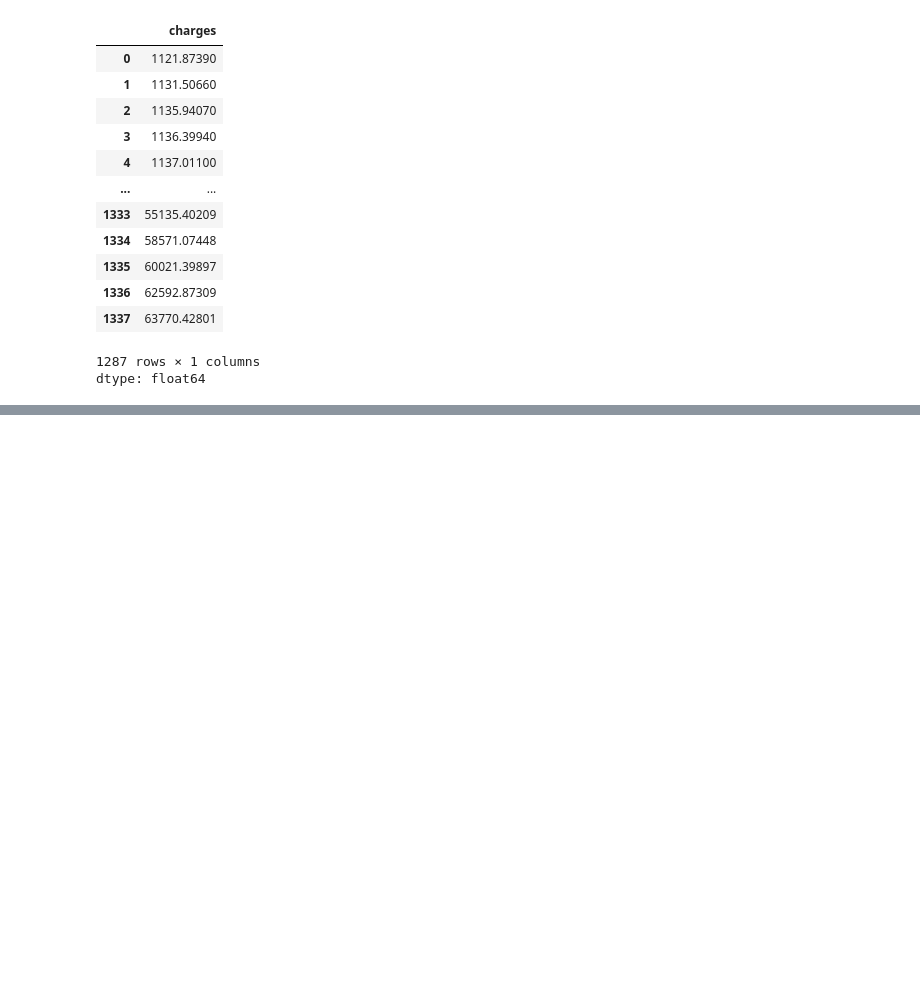
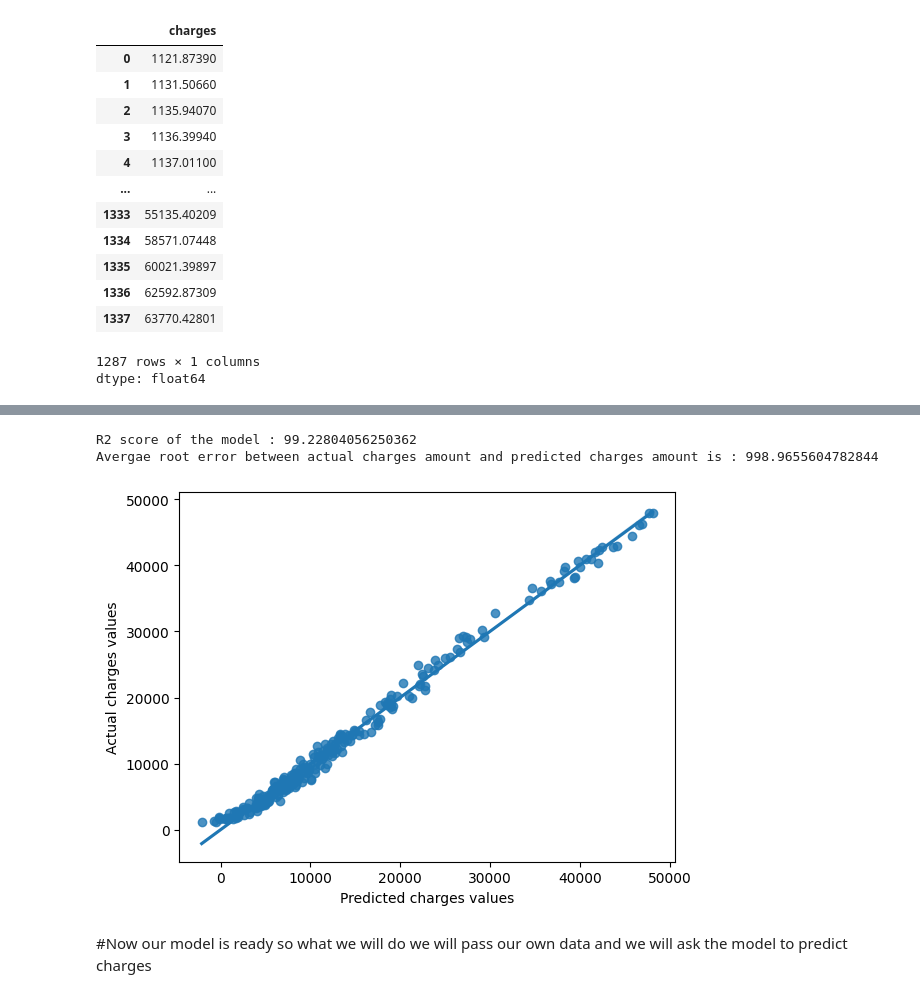
Before and after one commit to prasadboyina/statstical-learning, a Jupyter notebook: linear_regression_.ipynb, the cells around one changed output, grey strips where cells are left out. Cells and saved outputs as stored; diff of their text form; code cells hidden in the pictures; blank space fills up the shorter version.

```diff
--- a/linear_regression_.ipynb
+++ b/linear_regression_.ipynb
@@ -189,3 +189,6 @@ y
 | 1337 | 63770.42801 |
 1287 rows × 1 columns
 dtype: float64
+# %%
+from sklearn.model_selection import train_test_split
+x_train , x_test , y_train , y_test = train_test_split ( x , y , train_size=0.8 , random_state=0)
@@ -191,0 +232,8 @@ dtype: float64
+# %%
+# Create a Linear Regression model
+from sklearn.linear_model import LinearRegression
+
+model_1 = LinearRegression()
+# %%
+# Train the Linear Regression model
+model_1.fit(x_train , y_train)  # Pass the training data ( Give both Que and Ans so model can train itself)
@@ -191,0 +242,7 @@ dtype: float64
+# %%
+# Ask the model to make prediction on unseen testing data
+
+# This is exam time so we will give some question to model and ask the model for some answer
+
+# Answer sheet = Student (Question paper)
+model_answer =model_1.predict(x_test)
@@ -191,0 +286,18 @@ dtype: float64
+# %%
+# Evaluate the performance of model
+from sklearn.metrics import r2_score
+from sklearn.metrics import mean_squared_error
+print("R2 score of the model :" , r2_score(y_test ,model_answer )*100)
+print("Avergae root error between actual charges amount and predicted charges amount is :" ,np.sqrt(mean_squared_error(y_test , model_answer)))
+# %% [output]
+R2 score of the model : 99.22804056250362
+Avergae root error between actual charges amount and predicted charges amount is : 998.9655604782844
+# %%
+sns.regplot(x=model_answer , y=y_test)
+plt.xlabel("Predicted charges values")
+plt.ylabel("Actual charges values")
+plt.show()
+# %% [output]
+[figure, added]
+# %% [markdown]
+#Now our model is ready so what we will do we will pass our own data and we will ask the model to predict charges
```
Also changed, not shown: parts of 7 cells of this notebook.
